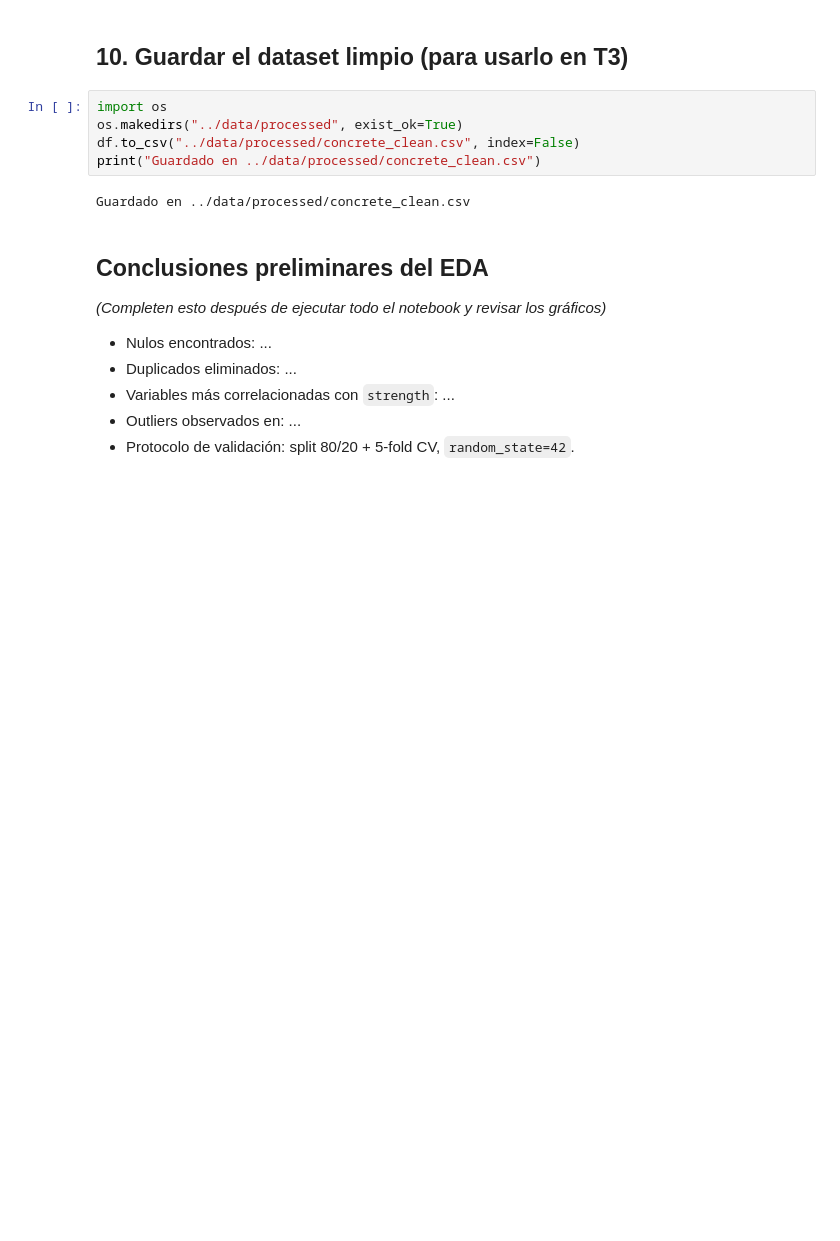
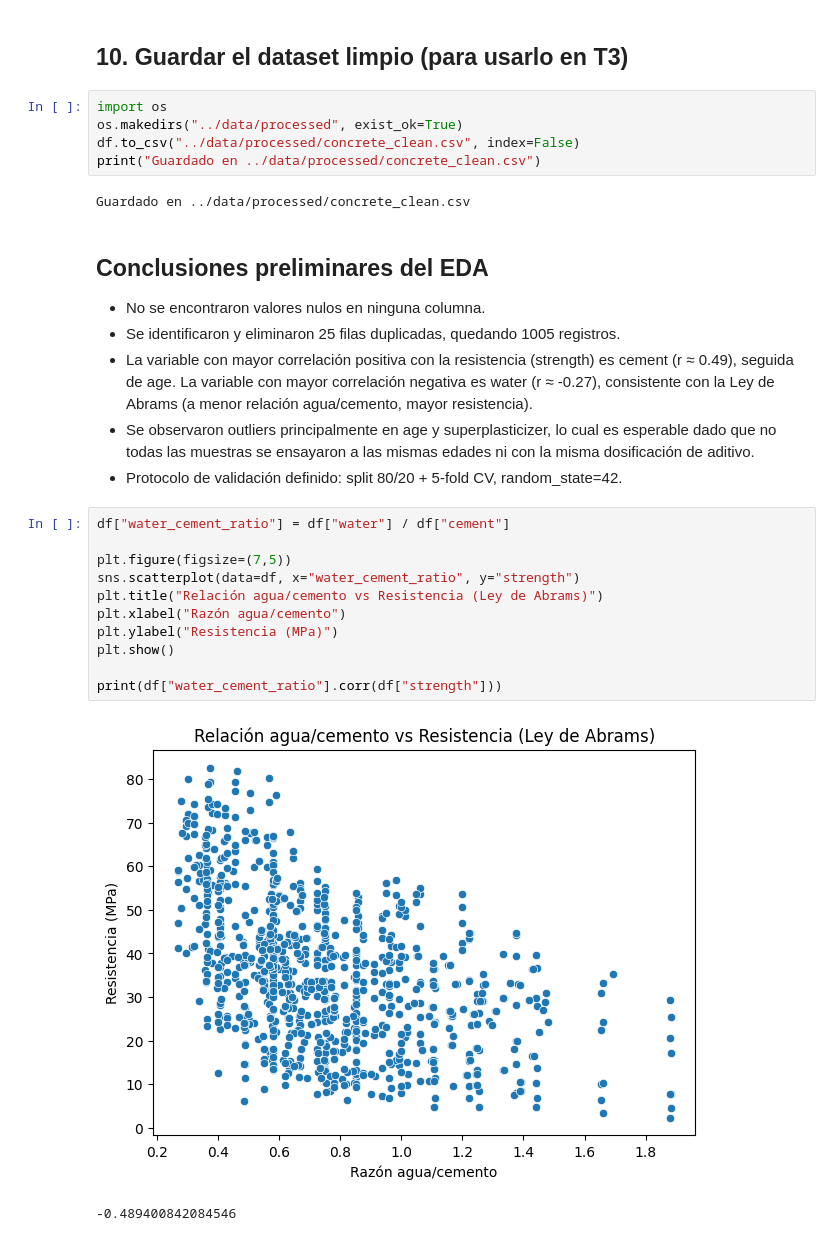
Before and after one commit to JFCRISOSTOMO/INGENIERIA-ESTRUCTURAL, a Jupyter notebook: notebooks/01_eda.ipynb, the cells around one changed output. Drawn from its saved outputs; the diff is of its cells as text; blank space fills up the shorter version.

```diff
--- a/notebooks/01_eda.ipynb
+++ b/notebooks/01_eda.ipynb
@@ -213,10 +211,27 @@ Guardado en ../data/processed/concrete_clean.csv
 # %% [markdown]
 ## Conclusiones preliminares del EDA
 
-*(Completen esto después de ejecutar todo el notebook y revisar los gráficos)*
-
-- Nulos encontrados: ...
-- Duplicados eliminados: ...
-- Variables más correlacionadas con `strength`: ...
-- Outliers observados en: ...
-- Protocolo de validación: split 80/20 + 5-fold CV, `random_state=42`.
+- No se encontraron valores nulos en ninguna columna.
+- Se identificaron y eliminaron 25 filas duplicadas, quedando 1005 registros.
+- La variable con mayor correlación positiva con la resistencia (strength) es
+  cement (r ≈ 0.49), seguida de age. La variable con mayor correlación
+  negativa es water (r ≈ -0.27), consistente con la Ley de Abrams
+  (a menor relación agua/cemento, mayor resistencia).
+- Se observaron outliers principalmente en age y superplasticizer,
+  lo cual es esperable dado que no todas las muestras se ensayaron
+  a las mismas edades ni con la misma dosificación de aditivo.
+- Protocolo de validación definido: split 80/20 + 5-fold CV, random_state=42.
+# %%
+df["water_cement_ratio"] = df["water"] / df["cement"]
+
+plt.figure(figsize=(7,5))
+sns.scatterplot(data=df, x="water_cement_ratio", y="strength")
+plt.title("Relación agua/cemento vs Resistencia (Ley de Abrams)")
+plt.xlabel("Razón agua/cemento")
+plt.ylabel("Resistencia (MPa)")
+plt.show()
+
+print(df["water_cement_ratio"].corr(df["strength"]))
+# %% [output]
+[figure, added]
+-0.489400842084546
```
Also changed, not shown: parts of 2 cells of this notebook.
